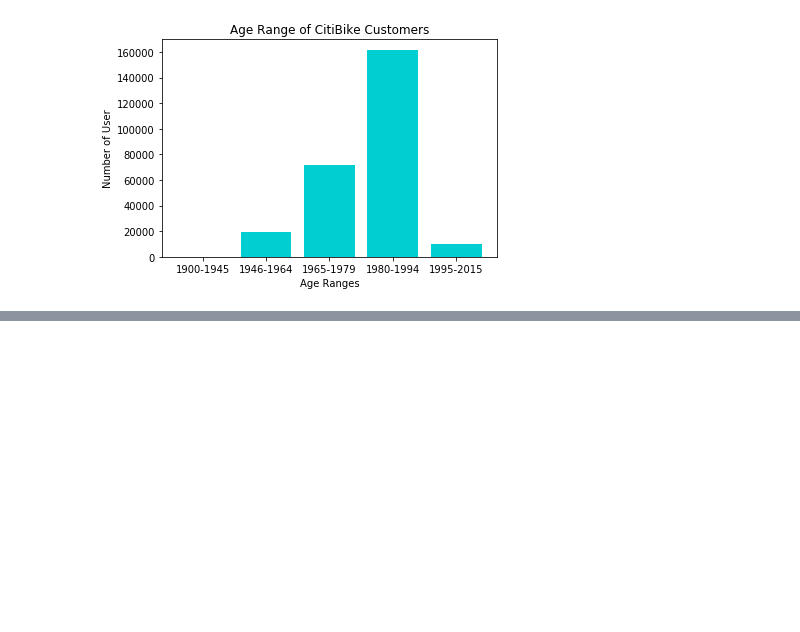
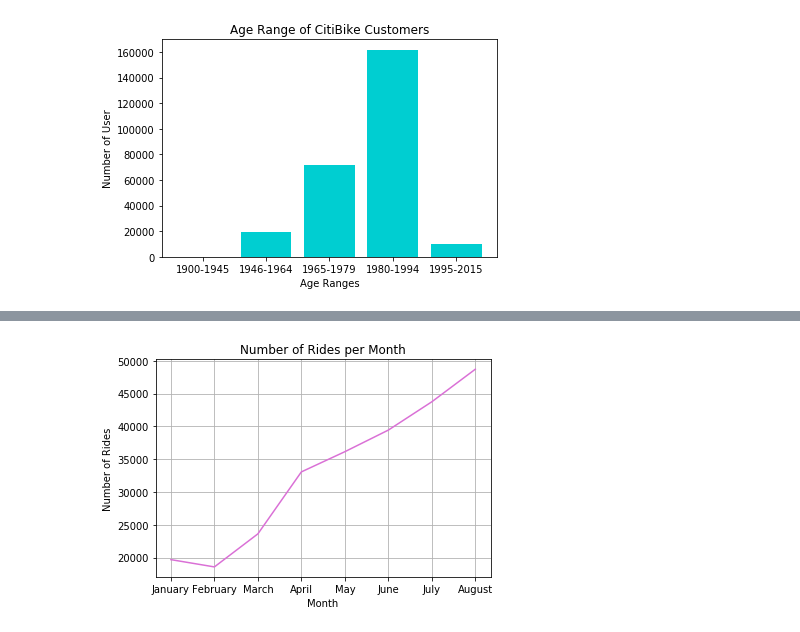
Before and after one commit to tnatoli29/Project_1, a Jupyter notebook: CitiBike/CitiBike 2019 Merge Data.ipynb, the cells around one changed output, grey strips where cells are left out. Saved outputs shown, nothing was run; the diff lists cells and outputs as text; code cells hidden in the pictures; blank space fills up the shorter version.

```diff
--- a/CitiBike/CitiBike 2019 Merge Data.ipynb
+++ b/CitiBike/CitiBike 2019 Merge Data.ipynb
@@ -113,3 +99,22 @@ plt.ylabel("Number of User")
 # %% [output]
 Text(0, 0.5, 'Number of User')
 [figure]
+# %%
+#Number of rides per month
+jan_rides = len(jan_2019_df["gender"])
+feb_rides = len(feb_2019_df["gender"])
+mar_rides = len(mar_2019_df["gender"])
+apr_rides = len(apr_2019_df["gender"])
+may_rides = len(may_2019_df["gender"])
+june_rides= len(june_2019_df["gender"])
+july_rides = len(july_2019_df["gender"])
+aug_rides = len(aug_2019_df["gender"])
+
+#Create a dictionary for the months and ride count
+months = {"Months": ["January","February","March","April","May","June","July","August"],
+          "Count" : [jan_rides, feb_rides, mar_rides, apr_rides, may_rides, june_rides, july_rides, aug_rides]}
+
+#Turn the months dictionary into a dataframe
+total_rides = pd.DataFrame(months, columns = ["Months", "Count"])
+
+total_rides
@@ -115,0 +131,13 @@ Text(0, 0.5, 'Number of User')
+# %%
+#Turn the total rides data frame into a line graph
+x_axis = total_rides["Months"]
+y_axis = total_rides["Count"]
+
+plt.plot(x_axis, y_axis, color = "orchid")
+plt.xlabel("Month")
+plt.ylabel("Number of Rides")
+plt.title("Number of Rides per Month")
+plt.grid()
+plt.show()
+# %% [output]
+[figure, added]
```
Also changed, not shown: parts of 13 cells of this notebook.
